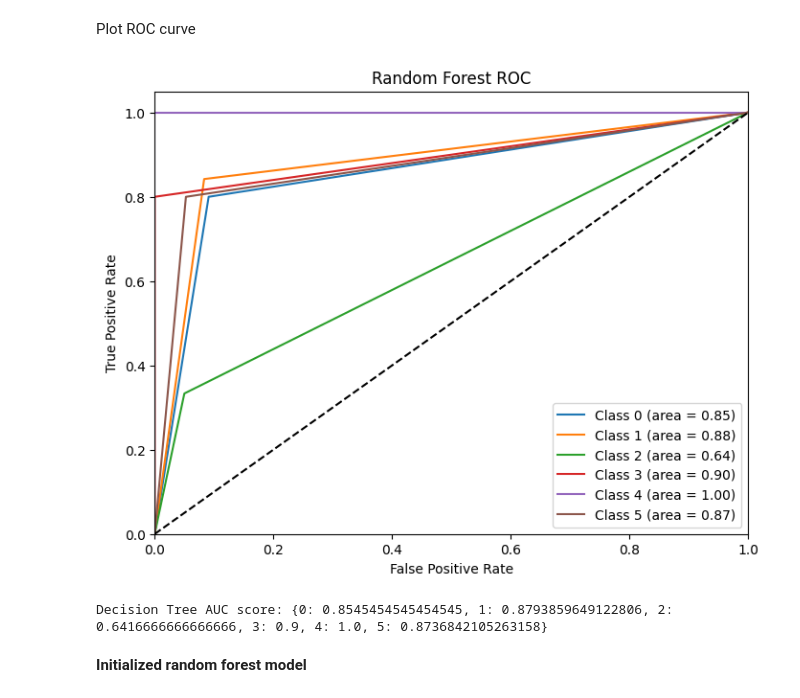
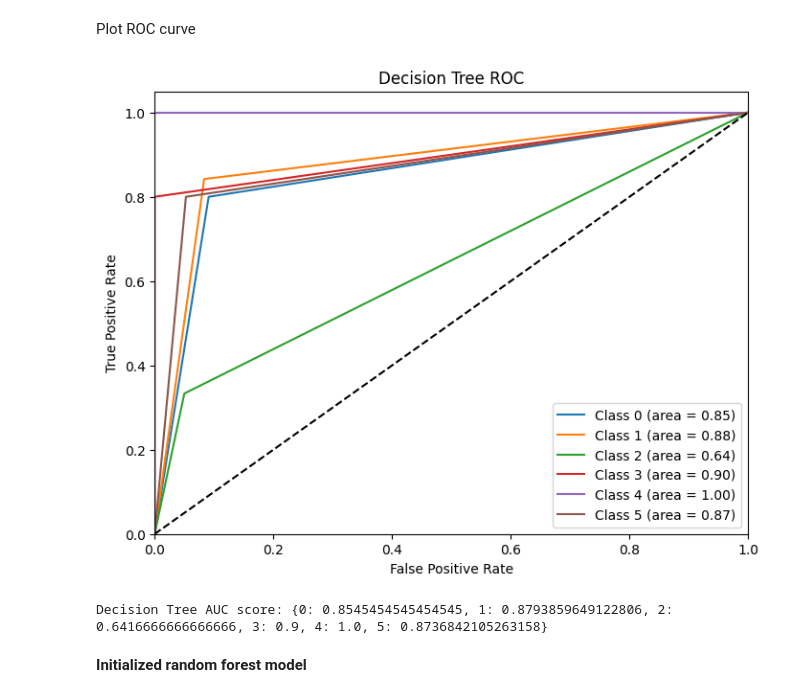
Before and after one commit to Amboyandrey/LE2_Amboy_NA, a Jupyter notebook: Final_Lab_Exam_Classifications.ipynb, the cells around one changed output. Cells and saved outputs as stored; diff of their text form; code cells hidden in the pictures.

```diff
--- a/Final_Lab_Exam_Classifications.ipynb
+++ b/Final_Lab_Exam_Classifications.ipynb
@@ -248,19 +251,19 @@ Plot ROC curve
 # %%
 plt.figure(figsize=(8, 6))
 for i in range(n_classes):
     plt.plot(fpr_dt[i], tpr_dt[i], label=f'Class {i} (area = {roc_auc_dt[i]:.2f})')
 plt.plot([0, 1], [0, 1], 'k--')
 plt.xlim([0.0, 1.0])
 plt.ylim([0.0, 1.05])
 plt.xlabel('False Positive Rate')
 plt.ylabel('True Positive Rate')
-plt.title('Random Forest ROC')
+plt.title('Decision Tree ROC')
 plt.legend(loc="lower right")
 plt.show()
 
 print(f'Decision Tree AUC score: {roc_auc_dt}')
 # %% [output]
-[figure, old version]
+[figure, new version]
 Decision Tree AUC score: {0: 0.8545454545454545, 1: 0.8793859649122806, 2: 0.6416666666666666, 3: 0.9, 4: 1.0, 5: 0.8736842105263158}
 # %% [markdown]
 **Initialized random forest model**
```
Also changed, not shown: parts of 2 cells of this notebook.
